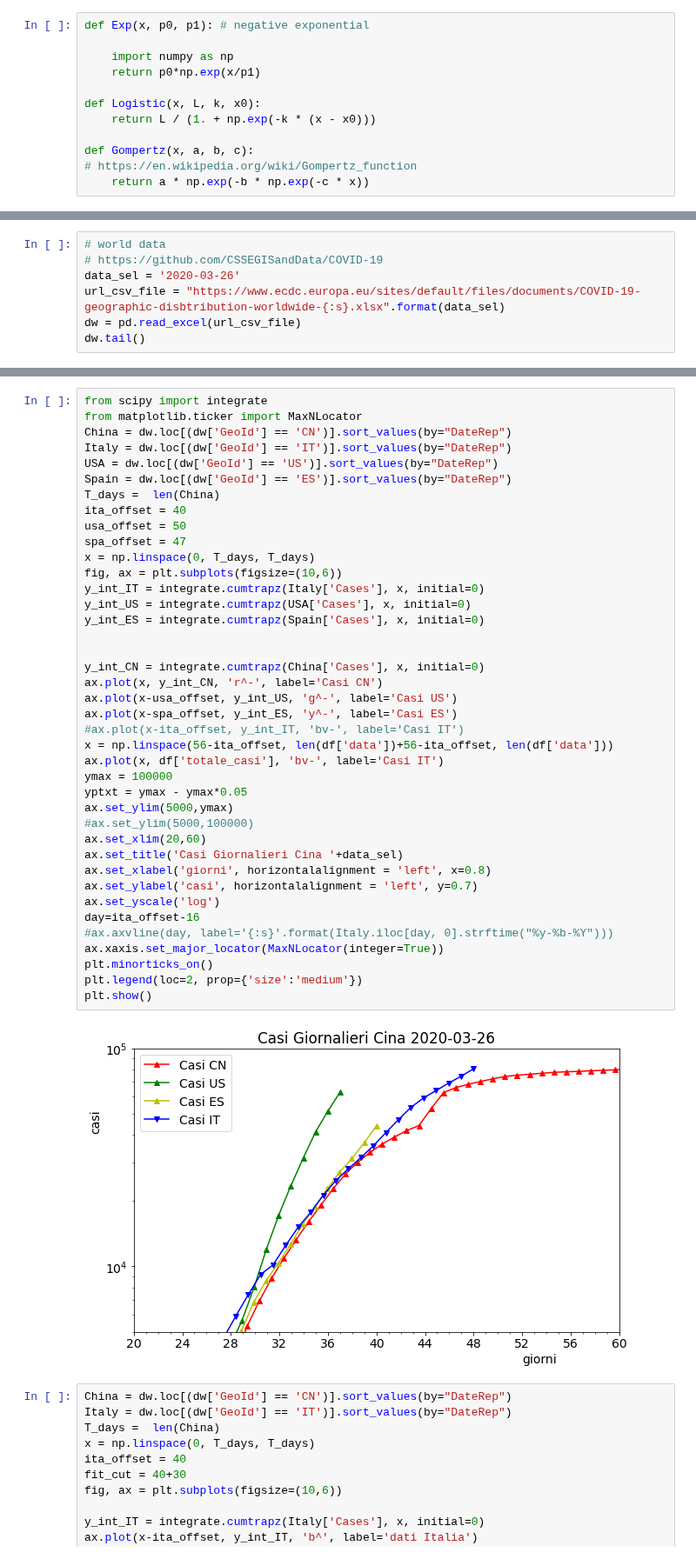
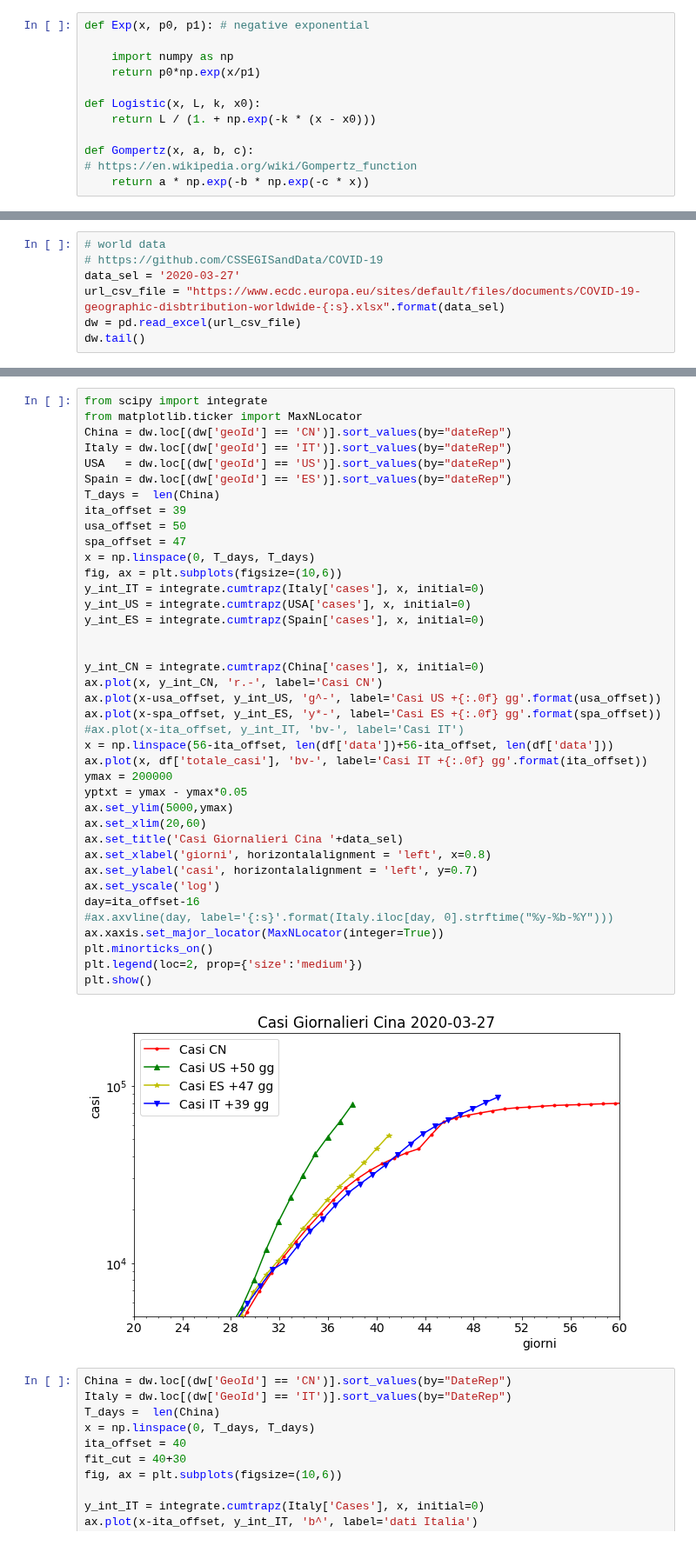
Before and after one commit to lorenzopaolucci/studenti, a Jupyter notebook: covid19.ipynb, the cells around one changed output, grey strips where cells are left out. Shown at 87% size. Drawn from its saved outputs; the diff is of its cells as text.

```diff
--- a/covid19.ipynb
+++ b/covid19.ipynb
@@ -373,7 +377,7 @@ print (df.iloc[14,0])
 # %%
 # world data
 # https://github.com/CSSEGISandData/COVID-19
-data_sel = '2020-03-26'
+data_sel = '2020-03-27'
 url_csv_file = "https://www.ecdc.europa.eu/sites/default/files/documents/COVID-19-geographic-disbtribution-worldwide-{:s}.xlsx".format(data_sel)
 dw = pd.read_excel(url_csv_file)
 dw.tail()
@@ -387,45 +391,44 @@ dw.tail()
 # %%
 from scipy import integrate
 from matplotlib.ticker import MaxNLocator
-China = dw.loc[(dw['GeoId'] == 'CN')].sort_values(by="DateRep")
-Italy = dw.loc[(dw['GeoId'] == 'IT')].sort_values(by="DateRep")
-USA = dw.loc[(dw['GeoId'] == 'US')].sort_values(by="DateRep")
-Spain = dw.loc[(dw['GeoId'] == 'ES')].sort_values(by="DateRep")
+China = dw.loc[(dw['geoId'] == 'CN')].sort_values(by="dateRep")
+Italy = dw.loc[(dw['geoId'] == 'IT')].sort_values(by="dateRep")
+USA   = dw.loc[(dw['geoId'] == 'US')].sort_values(by="dateRep")
+Spain = dw.loc[(dw['geoId'] == 'ES')].sort_values(by="dateRep")
 T_days =  len(China)
-ita_offset = 40
+ita_offset = 39
 usa_offset = 50
 spa_offset = 47
 x = np.linspace(0, T_days, T_days)
 fig, ax = plt.subplots(figsize=(10,6))
-y_int_IT = integrate.cumtrapz(Italy['Cases'], x, initial=0)
-y_int_US = integrate.cumtrapz(USA['Cases'], x, initial=0)
-y_int_ES = integrate.cumtrapz(Spain['Cases'], x, initial=0)
+y_int_IT = integrate.cumtrapz(Italy['cases'], x, initial=0)
+y_int_US = integrate.cumtrapz(USA['cases'], x, initial=0)
+y_int_ES = integrate.cumtrapz(Spain['cases'], x, initial=0)
 
 
-y_int_CN = integrate.cumtrapz(China['Cases'], x, initial=0)
-ax.plot(x, y_int_CN, 'r^-', label='Casi CN')
-ax.plot(x-usa_offset, y_int_US, 'g^-', label='Casi US')
-ax.plot(x-spa_offset, y_int_ES, 'y^-', label='Casi ES')
+y_int_CN = integrate.cumtrapz(China['cases'], x, initial=0)
+ax.plot(x, y_int_CN, 'r.-', label='Casi CN')
+ax.plot(x-usa_offset, y_int_US, 'g^-', label='Casi US +{:.0f} gg'.format(usa_offset))
+ax.plot(x-spa_offset, y_int_ES, 'y*-', label='Casi ES +{:.0f} gg'.format(spa_offset))
 #ax.plot(x-ita_offset, y_int_IT, 'bv-', label='Casi IT')
 x = np.linspace(56-ita_offset, len(df['data'])+56-ita_offset, len(df['data']))
-ax.plot(x, df['totale_casi'], 'bv-', label='Casi IT')
-ymax = 100000
+ax.plot(x, df['totale_casi'], 'bv-', label='Casi IT +{:.0f} gg'.format(ita_offset))
+ymax = 200000
 yptxt = ymax - ymax*0.05
 ax.set_ylim(5000,ymax)
-#ax.set_ylim(5000,100000)
 ax.set_xlim(20,60)
 ax.set_title('Casi Giornalieri Cina '+data_sel)
 ax.set_xlabel('giorni', horizontalalignment = 'left', x=0.8)
 ax.set_ylabel('casi', horizontalalignment = 'left', y=0.7)
 ax.set_yscale('log')
 day=ita_offset-16
 #ax.axvline(day, label='{:s}'.format(Italy.iloc[day, 0].strftime("%y-%b-%Y")))
 ax.xaxis.set_major_locator(MaxNLocator(integer=True))
 plt.minorticks_on()
 plt.legend(loc=2, prop={'size':'medium'})
 plt.show()
 # %% [output]
-[figure, old version]
+[figure, new version]
 # %%
 China = dw.loc[(dw['GeoId'] == 'CN')].sort_values(by="DateRep")
 Italy = dw.loc[(dw['GeoId'] == 'IT')].sort_values(by="DateRep")
```
Also changed, not shown: parts of 10 cells of this notebook.
